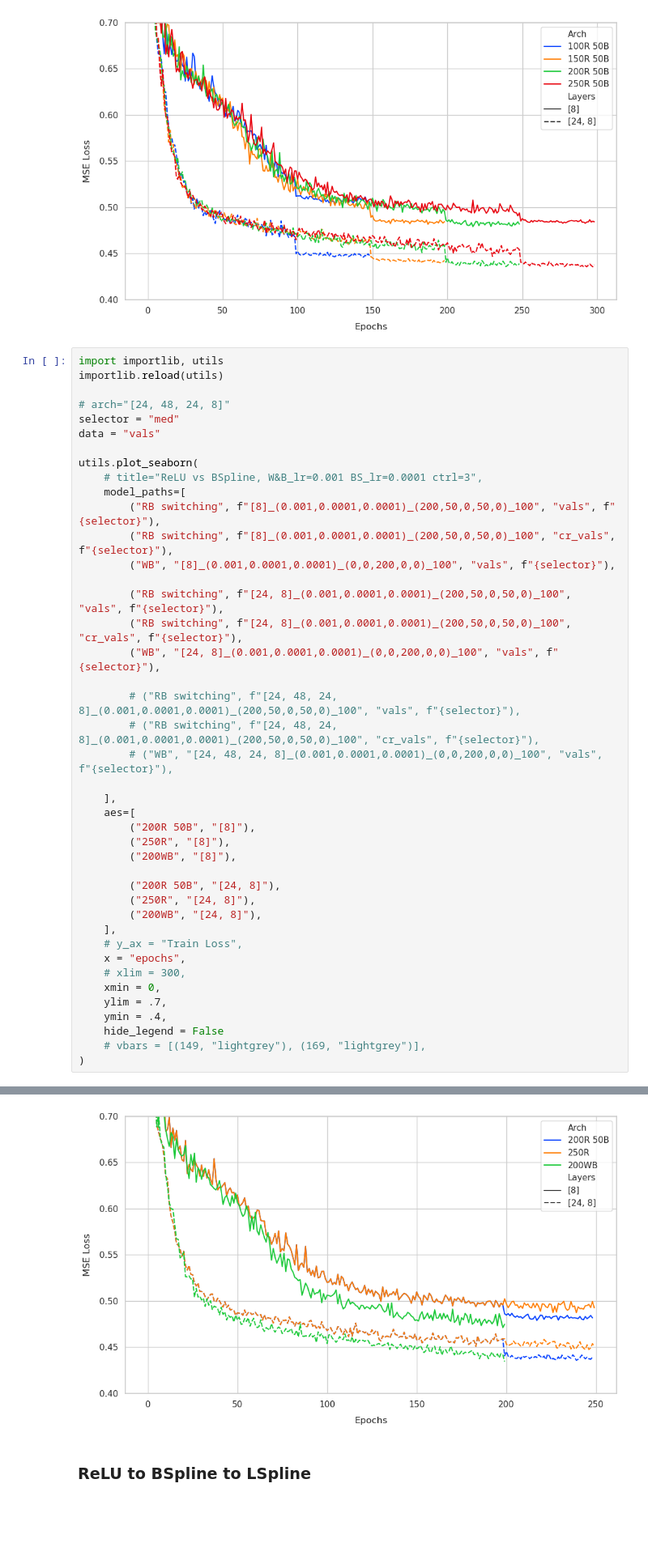
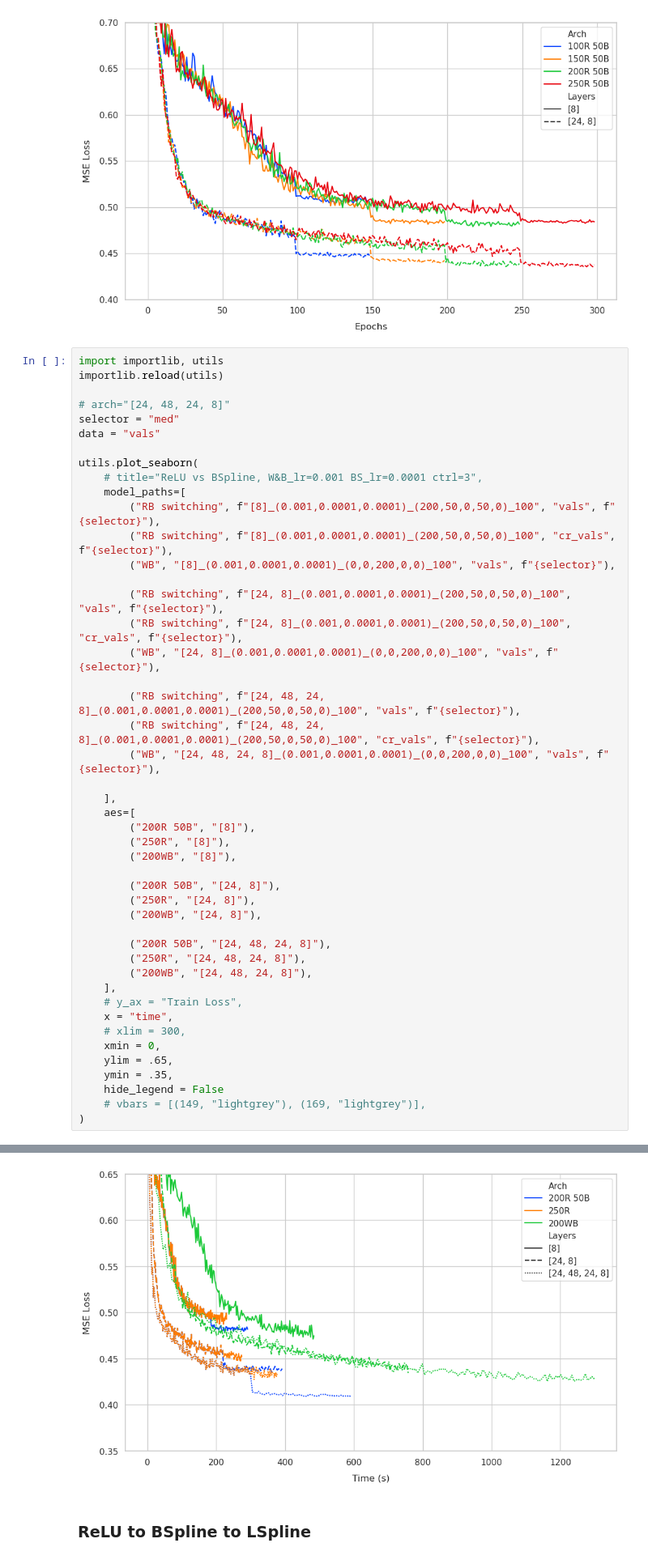
Before and after one commit to liam-hp/deepsplines-thesis, a Jupyter notebook: graphs.ipynb, the cells around one changed output, grey strips where cells are left out. Shown at 81% size. Drawn from its saved outputs; the diff is of its cells as text; blank space fills up the shorter version.

```diff
--- a/graphs.ipynb
+++ b/graphs.ipynb
@@ -526,9 +572,9 @@ utils.plot_seaborn(
         ("RB switching", f"[24, 8]_(0.001,0.0001,0.0001)_(200,50,0,50,0)_100", "cr_vals", f"{selector}"),
         ("WB", "[24, 8]_(0.001,0.0001,0.0001)_(0,0,200,0,0)_100", "vals", f"{selector}"),
 
-        # ("RB switching", f"[24, 48, 24, 8]_(0.001,0.0001,0.0001)_(200,50,0,50,0)_100", "vals", f"{selector}"),
-        # ("RB switching", f"[24, 48, 24, 8]_(0.001,0.0001,0.0001)_(200,50,0,50,0)_100", "cr_vals", f"{selector}"),
-        # ("WB", "[24, 48, 24, 8]_(0.001,0.0001,0.0001)_(0,0,200,0,0)_100", "vals", f"{selector}"),
+        ("RB switching", f"[24, 48, 24, 8]_(0.001,0.0001,0.0001)_(200,50,0,50,0)_100", "vals", f"{selector}"),
+        ("RB switching", f"[24, 48, 24, 8]_(0.001,0.0001,0.0001)_(200,50,0,50,0)_100", "cr_vals", f"{selector}"),
+        ("WB", "[24, 48, 24, 8]_(0.001,0.0001,0.0001)_(0,0,200,0,0)_100", "vals", f"{selector}"),
 
     ],
     aes=[
@@ -539,13 +585,17 @@ utils.plot_seaborn(
         ("200R 50B", "[24, 8]"),
         ("250R", "[24, 8]"),
         ("200WB", "[24, 8]"),
+
+        ("200R 50B", "[24, 48, 24, 8]"),
+        ("250R", "[24, 48, 24, 8]"),
+        ("200WB", "[24, 48, 24, 8]"),
     ],
     # y_ax = "Train Loss",
-    x = "epochs",
+    x = "time",
     # xlim = 300,
     xmin = 0,
-    ylim = .7,
-    ymin = .4,
+    ylim = .65,
+    ymin = .35,
     hide_legend = False
     # vbars = [(149, "lightgrey"), (169, "lightgrey")],
 )
@@ -562,4 +612,4 @@ Avg over last 5 epochs on 200WB,[24, 8],med: 0.44279999999999997 in 757.91368826
-[figure, old version]
+[figure, new version]
 # %% [markdown]
 ### ReLU to BSpline to LSpline
 # %%
```
Also changed, not shown: parts of 15 cells of this notebook, 3 other files.
